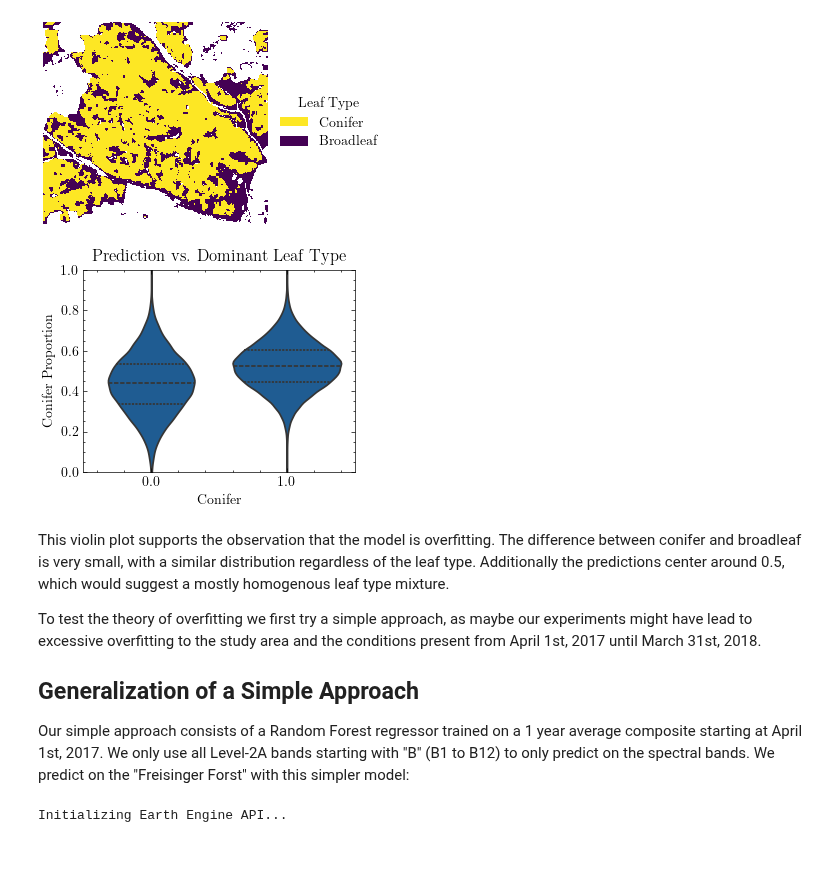
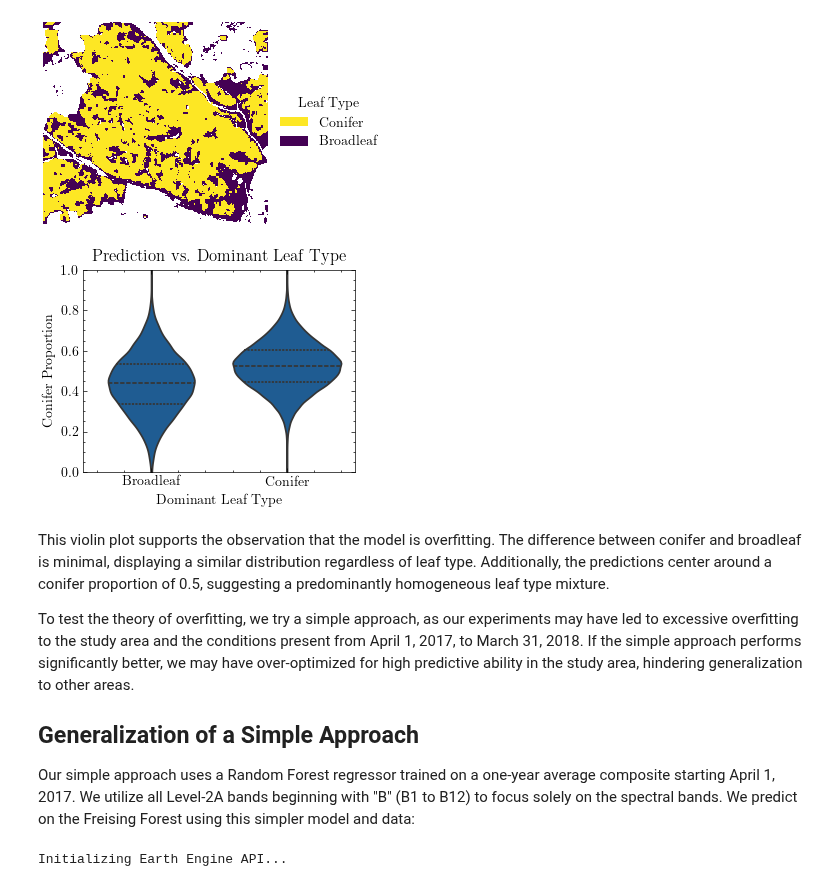
Before and after one commit to Lumcoin/leaf-type-mixture, a Jupyter notebook: notebooks/4-generalization.ipynb, the cells around one changed output. Drawn from its saved outputs; the diff is of its cells as text; code cells hidden in the pictures; blank space fills up the shorter version.

```diff
--- a/notebooks/4-generalization.ipynb
+++ b/notebooks/4-generalization.ipynb
@@ -252,30 +254,34 @@ plt.show()
 # %%
 # Compare prediction with DLT
 import seaborn as sns
 from ltm.features import load_raster
 
 dominant_leaf_type = load_raster(dlt_path)
 prediction = load_raster("../data/processed/generalization/Freisinger Forst.tif")
 
 mask = prediction.notna() & dominant_leaf_type.notna()
 dominant_leaf_type = dominant_leaf_type[mask]
 prediction = prediction[mask]
 
 ax = sns.violinplot(x=dominant_leaf_type, y=prediction, inner="quart")
+ax.set_xticks([0, 1])
+ax.set_xticklabels(["Broadleaf", "Conifer"])
+ax.set_xlabel("Dominant Leaf Type")
 ax.set_title("Prediction vs. Dominant Leaf Type")
 ax.set_ylim(0, 1)
 
-plt.show()
+figure_path = f"../reports/figures/generalization/Best Model Prediction vs. DLT.svg"
+plt.savefig(figure_path, dpi=300)
 # %% [output]
-[figure, old version]
+[figure, new version]
 # %% [markdown]
-This violin plot supports the observation that the model is overfitting. The difference between conifer and broadleaf is very small, with a similar distribution regardless of the leaf type. Additionally the predictions center around 0.5, which would suggest a mostly homogenous leaf type mixture.
+This violin plot supports the observation that the model is overfitting. The difference between conifer and broadleaf is minimal, displaying a similar distribution regardless of leaf type. Additionally, the predictions center around a conifer proportion of 0.5, suggesting a predominantly homogeneous leaf type mixture.
 
-To test the theory of overfitting we first try a simple approach, as maybe our experiments might have lead to excessive overfitting to the study area and the conditions present from April 1st, 2017 until March 31st, 2018.
+To test the theory of overfitting, we try a simple approach, as our experiments may have led to excessive overfitting to the study area and the conditions present from April 1, 2017, to March 31, 2018. If the simple approach performs significantly better, we may have over-optimized for high predictive ability in the study area, hindering generalization to other areas.
 
 ## Generalization of a Simple Approach
 
-Our simple approach consists of a Random Forest regressor trained on a 1 year average composite starting at April 1st, 2017. We only use all Level-2A bands starting with "B" (B1 to B12) to only predict on the spectral bands. We predict on the "Freisinger Forst" with this simpler model:
+Our simple approach uses a Random Forest regressor trained on a one-year average composite starting April 1, 2017. We utilize all Level-2A bands beginning with "B" (B1 to B12) to focus solely on the spectral bands. We predict on the Freising Forest using this simpler model and data:
 # %%
 # Create train and test data rasters
 from ltm.data import sentinel_composite
```
Also changed, not shown: parts of 12 cells of this notebook, 27 other files.
